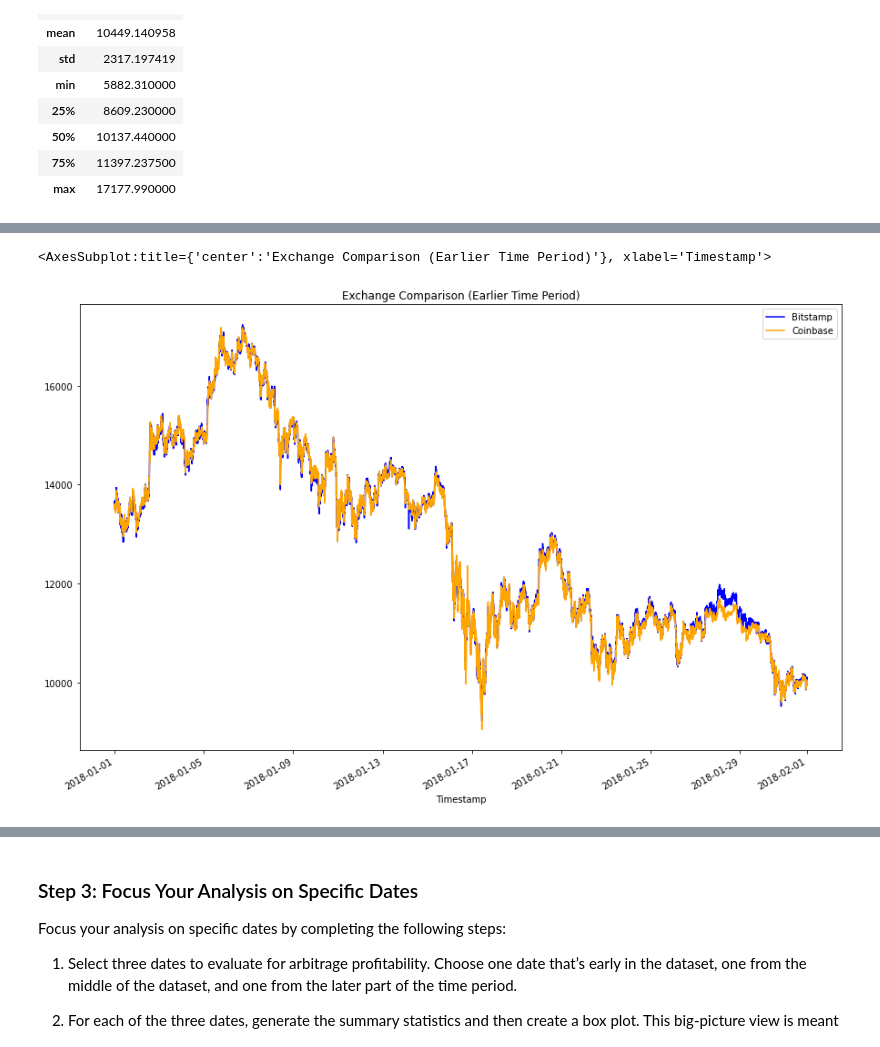
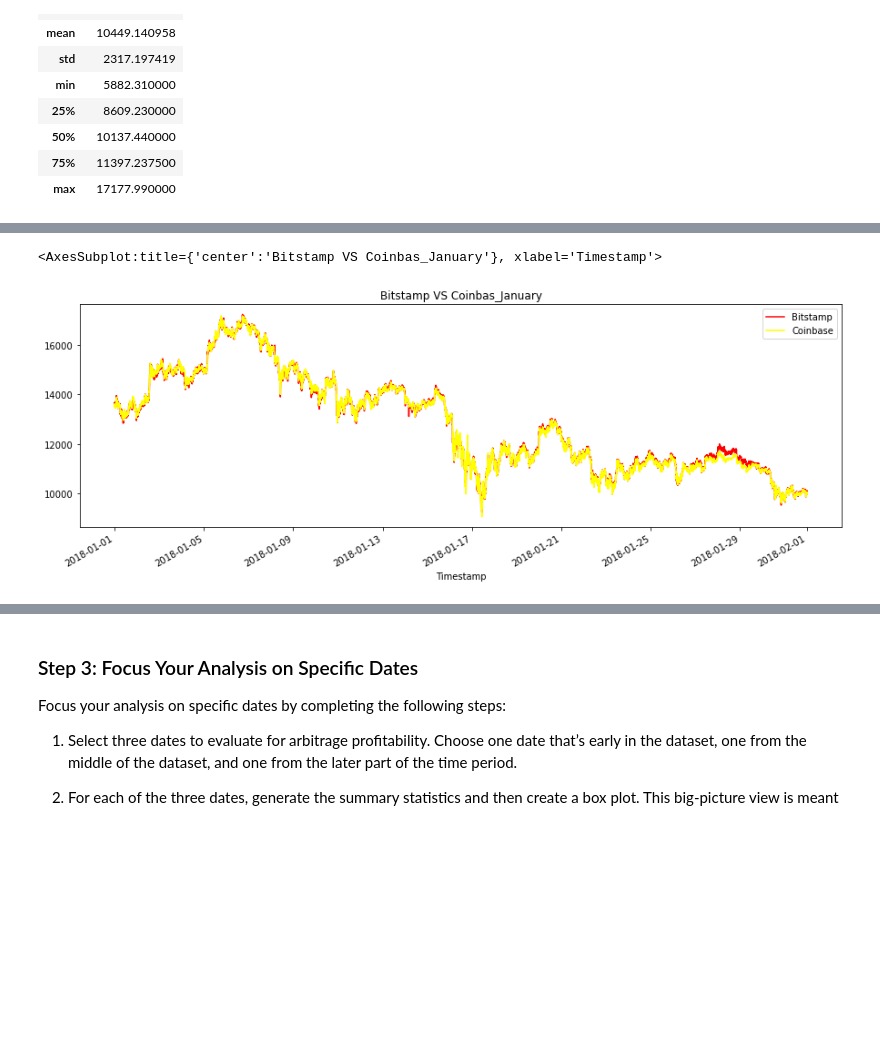
Before and after one commit to Latnid/Module_Challenges, a Jupyter notebook: 3/Starter_Code/crypto_arbitrage.ipynb, the cells around one changed output, grey strips where cells are left out. Drawn from its saved outputs; the diff is of its cells as text; code cells hidden in the pictures; blank space fills up the shorter version.

```diff
--- a/3/Starter_Code/crypto_arbitrage.ipynb
+++ b/3/Starter_Code/crypto_arbitrage.ipynb
@@ -173,10 +166,9 @@ Select the data you want to analyze. Use `loc` or `iloc` to select the following
 * Close
 # %%
 # Use loc or iloc to select `Timestamp (the index)` and `Close` from bitstamp DataFrame
-bitstamp_sliced = # YOUR CODE HERE
-
+bitstamp_sliced = pd.DataFrame(bitstamp_clean_na.loc[:,"Close"])
 # Review the first five rows of the DataFrame
-# YOUR CODE HERE
+bitstamp_sliced.head()
 # %% [output]
 |  | Close |
 | Timestamp |  |
@@ -187,10 +179,11 @@ bitstamp_sliced = # YOUR CODE HERE
 | 2018-01-01 00:04:00 | 13620.00 |
 # %%
 # Use loc or iloc to select `Timestamp (the index)` and `Close` from coinbase DataFrame
-coinbase_sliced = # YOUR CODE HERE
+coinbase_sliced = pd.DataFrame(coinbase_clean_na.iloc[0:,3])
+
 
 # Review the first five rows of the DataFrame
-# YOUR CODE HERE
+coinbase_sliced.head()
 # %% [output]
 |  | Close |
 | Timestamp |  |
@@ -262,11 +260,16 @@ Sort through the time series data associated with the bitstamp and coinbase Data
 # %%
 # Using the loc and plot functions, create an overlay plot that visualizes
 # the price action of both DataFrames for a one month period early in the dataset
 # Be sure to include the parameters: legend, figure size, title, and color and label
-# YOUR CODE HERE
+bitstamp_sliced.loc["2018-01-01":"2018-01-31","Close"].plot(figsize=(15,5),legend=True,title="Bitstamp VS Coinbas_January",
+                                    color="red",label="Bitstamp"
+                                   )
+coinbase_sliced.loc["2018-01-01":"2018-01-31","Close"].plot(figsize=(15,5),legend=True,
+                                    color="yellow",label="Coinbase"
+                                   )
 # %% [output]
-<AxesSubplot:title={'center':'Exchange Comparison (Earlier Time Period)'}, xlabel='Timestamp'>
+<AxesSubplot:title={'center':'Bitstamp VS Coinbas_January'}, xlabel='Timestamp'>
-[figure, old version]
+[figure, new version]
 # %%
 # Using the loc and plot functions, create an overlay plot that visualizes
 # the price action of both DataFrames for a one month period later in the dataset
```
Also changed, not shown: parts of 17 cells of this notebook.
